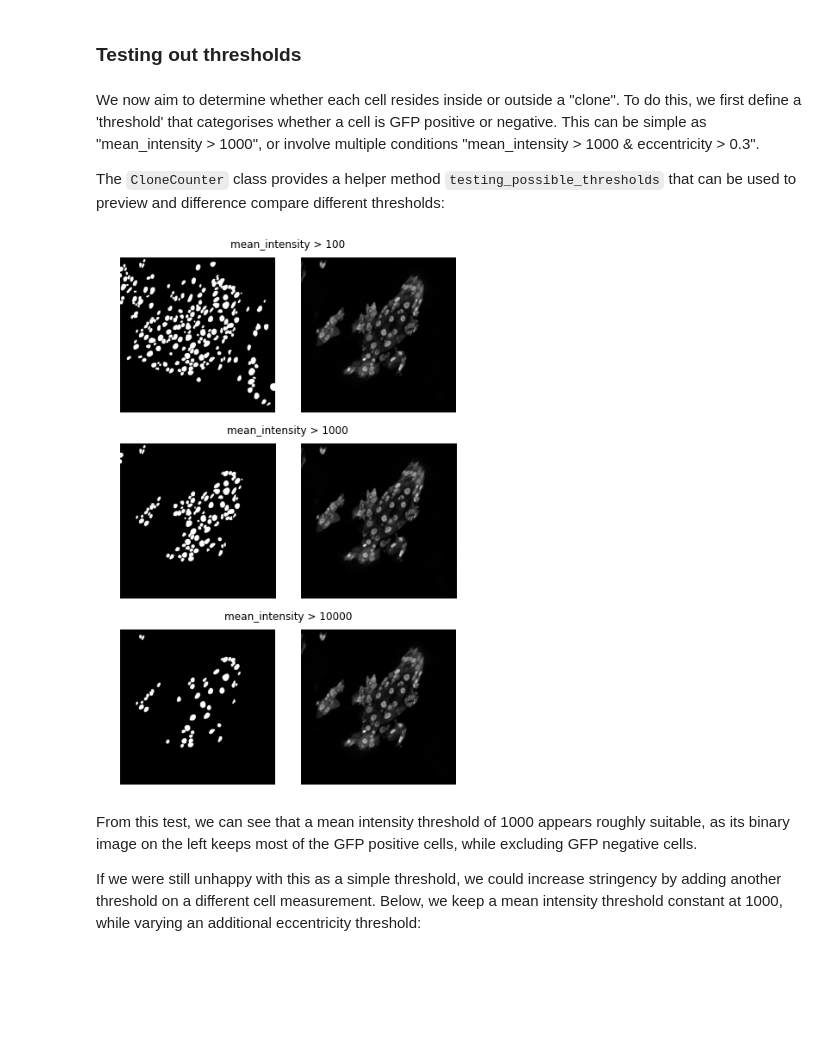
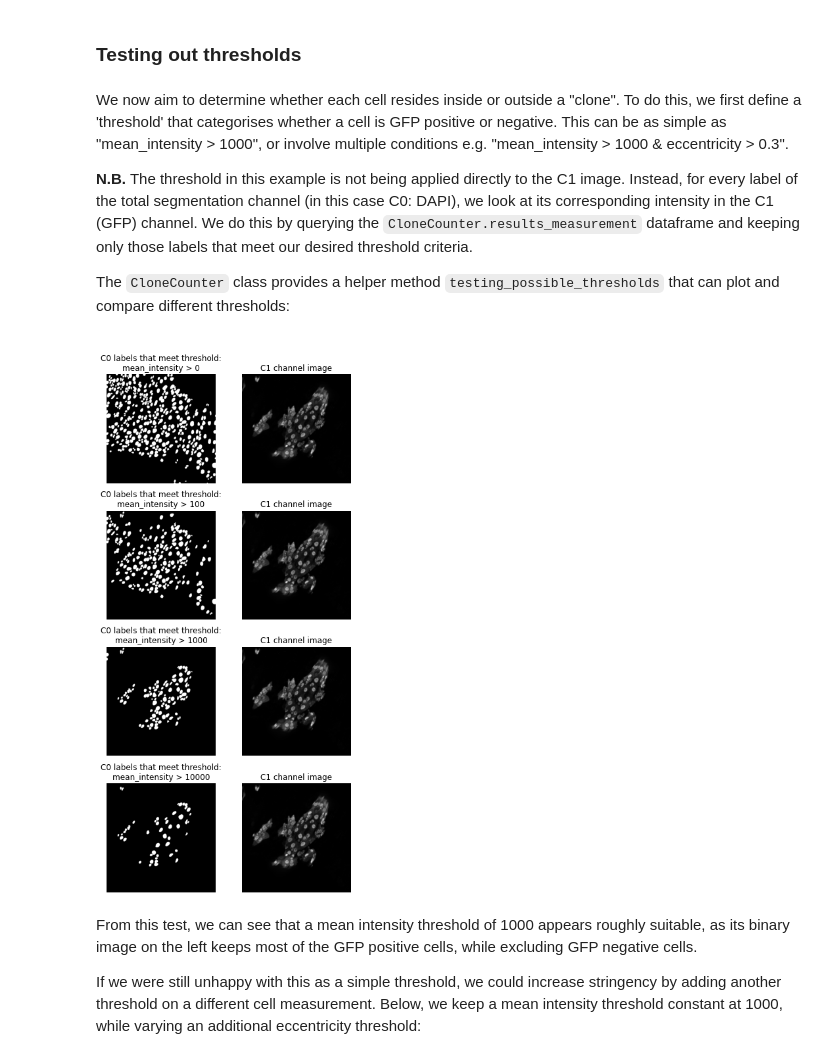
Before and after one commit to morriso1/clonedetective, a Jupyter notebook: 03_Tutorial_simple_walkthrough.ipynb, the cells around one changed output. Saved outputs shown, nothing was run; the diff lists cells and outputs as text; code cells hidden in the pictures; blank space fills up the shorter version.

Commit message:
updated testing threshold methods

```diff
--- a/03_Tutorial_simple_walkthrough.ipynb
+++ b/03_Tutorial_simple_walkthrough.ipynb
@@ -251,19 +254,21 @@ exp.results_measurements
 # %% [markdown]
 ### Testing out thresholds
 # %% [markdown]
-We now aim to determine whether each cell resides inside or outside a "clone". To do this, we first define a 'threshold' that categorises whether a cell is GFP positive or negative. This can be simple as "mean_intensity > 1000", or involve multiple conditions "mean_intensity > 1000 & eccentricity > 0.3".
+We now aim to determine whether each cell resides inside or outside a "clone". To do this, we first define a 'threshold' that categorises whether a cell is GFP positive or negative. This can be as simple as "mean_intensity > 1000", or involve multiple conditions e.g. "mean_intensity > 1000 & eccentricity > 0.3".
 
-The `CloneCounter` class provides a helper method `testing_possible_thresholds` that can be used to preview and difference compare different thresholds:
+**N.B.** The threshold in this example is not being applied directly to the C1 image. Instead, for every label of the total segmentation channel (in this case C0: DAPI), we look at its corresponding intensity in the C1 (GFP) channel. We do this by querying the `CloneCounter.results_measurement` dataframe and keeping only those labels that meet our desired threshold criteria.
+
+The `CloneCounter` class provides a helper method `testing_possible_thresholds` that can plot and compare different thresholds:
-# %%
-exp.testing_possible_thresholds(
-    int_img="a1g10p1",
-    int_img_ch="C1",
-    seg_img_ch="C0",
-    threshold_list=[100, 1000, 10000],
-    threshold_query="mean_intensity > threshold_list",
-)
-# %% [output]
-[figure, removed]
+# %%
+exp.testing_possible_thresholds(
+    int_img="a1g10p1",
+    int_img_ch="C1",
+    seg_img_ch="C0",
+    threshold_list=[0, 100, 1000, 10000],
+    threshold_query="mean_intensity > threshold_list",
+)
+# %% [output]
+[figure, added]
 # %% [markdown]
 From this test, we can see that a mean intensity threshold of 1000 appears roughly suitable, as its binary image on the left keeps most of the GFP positive cells, while excluding GFP negative cells.
 
```
Also changed, not shown: parts of 13 cells of this notebook, 6 other files.
